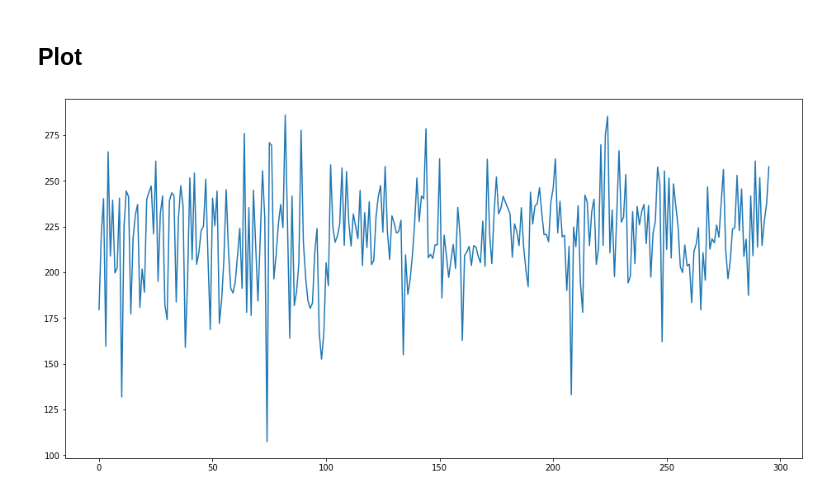
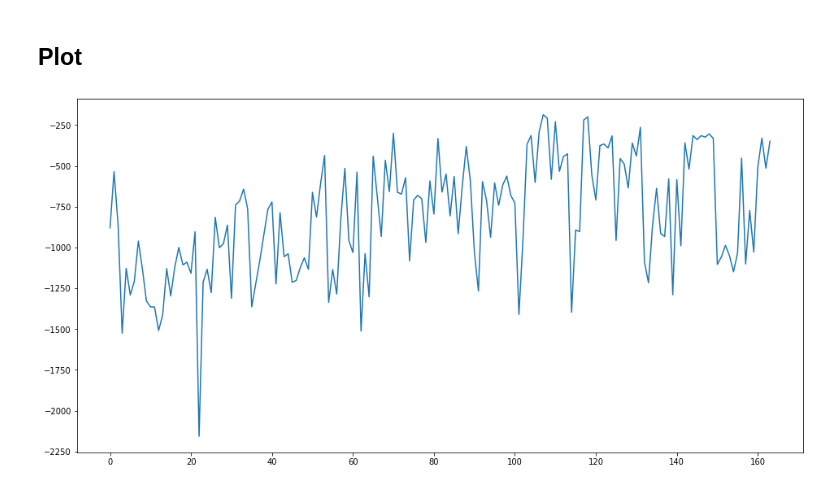
Before and after one commit to FreeLike76/TetrisBattleRoyaleRL, a Jupyter notebook: agent_rl/dqn_training.ipynb, the cells around one changed output. Cells and saved outputs as stored; diff of their text form; code cells hidden in the pictures.

```diff
--- a/agent_rl/dqn_training.ipynb
+++ b/agent_rl/dqn_training.ipynb
@@ -294,7 +323,7 @@ def build_model():
     layers.Dense(16),
     layers.Activation("relu"),
 
-    layers.Dense(4)])
+    layers.Dense(5)])
 # %%
 model = build_model()
 model.summary()
@@ -328,21 +357,21 @@ def build_agent(model):
     policy = LinearAnnealedPolicy(EpsGreedyQPolicy(),
                               attr='eps',
                               value_max=1.0,
-                              value_min=0.01,
+                              value_min=0,
                               value_test=.05,
-                              nb_steps=75000)
-    memory = SequentialMemory(limit=10000, window_length=1)
+                              nb_steps=150000)
+    memory = SequentialMemory(limit=5000, window_length=1)
     dqn = DQNAgent(model=model,
         memory=memory,
         policy=policy,
-        nb_actions=4,
+        nb_actions=5,
         nb_steps_warmup=256,
         batch_size=128,
-        target_model_update=0.01,
+        target_model_update=1000,
         enable_double_dqn=True,
         enable_dueling_network=True)
     return dqn
 # %%
 dqn = build_agent(model)
-dqn.compile(tf.keras.optimizers.Adam(learning_rate=0.0001, clipnorm=1.0), metrics=["mean_squared_error"])
+dqn.compile(tf.keras.optimizers.Adam(learning_rate=0.001, clipnorm=1.0), metrics=["mean_squared_error"])
 # %%
@@ -355,5 +384,5 @@ dqn.compile(tf.keras.optimizers.Adam(learning_rate=0.0001, clipnorm=1.0), metric
 # %% [markdown]
 ## Training
 # %%
-history = dqn.fit(env, nb_steps=175000, visualize=False, verbose=1, log_interval=10000)
+history = dqn.fit(env, nb_steps=200000, visualize=False, verbose=1, log_interval=10000)
 # %% [output]
@@ -385,16 +414,15 @@ dqn.save_weights("saved/dqn_v9.h5", overwrite=True)
 # %%
 # load history
 #full_hist = np.load("saved/history.npy")
 # concat old and new history
 #full_hist = np.concatenate((full_hist, np.array(history.history["episode_reward"])))
 # save history
-#np.save("saved/history.npy", full_hist)
-np.save("saved/history8.npy", np.array(history.history["episode_reward"]))
+np.save("saved/history.npy", np.array(history.history["episode_reward"]))
 
 plt.rcParams["figure.figsize"] = (16, 8)
 #plt.plot(moving_average(full_hist, 10))
 #plt.plot(full_hist)
 plt.plot(np.array(history.history["episode_reward"]))
 plt.show()
 # %% [output]
-[figure, old version]
+[figure, new version]
```
Also changed, not shown: parts of 7 cells of this notebook, 5 other files.
